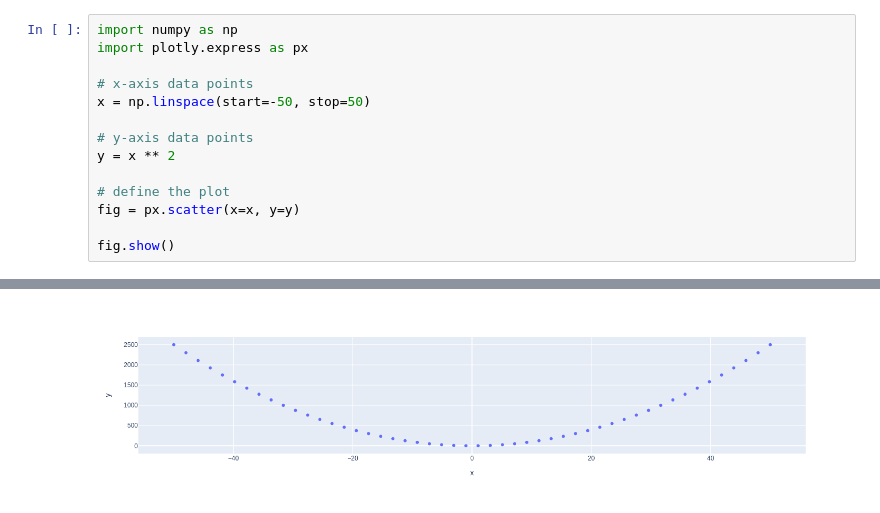
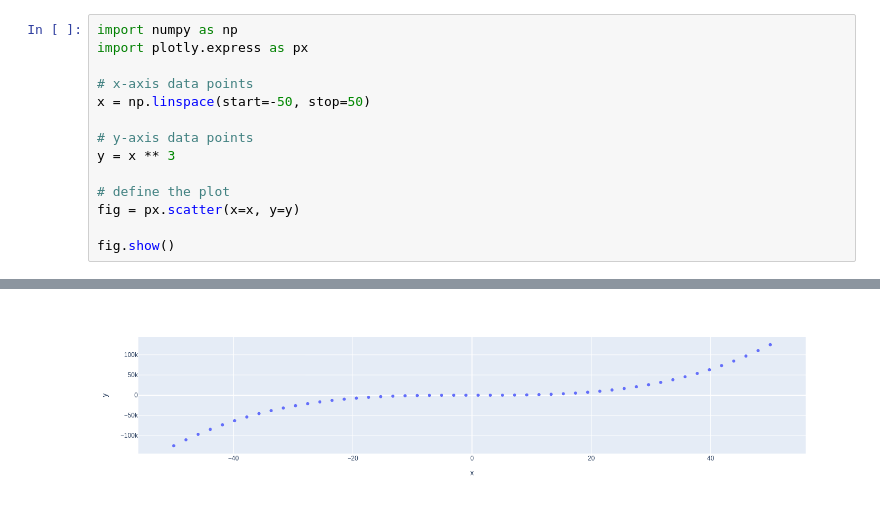
Before and after one commit to a-v-popov/my-notebooks-repo, a Jupyter notebook: excrement1.ipynb, the cells around one changed output, grey strips where cells are left out. Drawn from its saved outputs; the diff is of its cells as text.

```diff
--- a/excrement1.ipynb
+++ b/excrement1.ipynb
@@ -6,7 +6,7 @@ import plotly.express as px
 x = np.linspace(start=-50, stop=50)
 
 # y-axis data points
-y = x ** 2
+y = x ** 3
 
 # define the plot
 fig = px.scatter(x=x, y=y)
@@ -17 +16 @@ fig.show()
-[figure, old version]
+[figure, new version]
```
Also changed, not shown: parts of 1 cell of this notebook.
